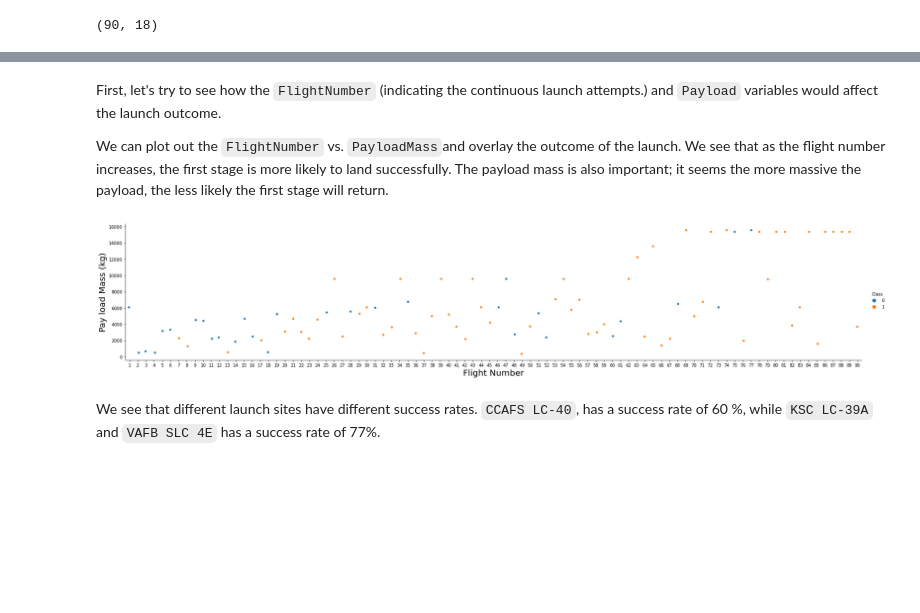
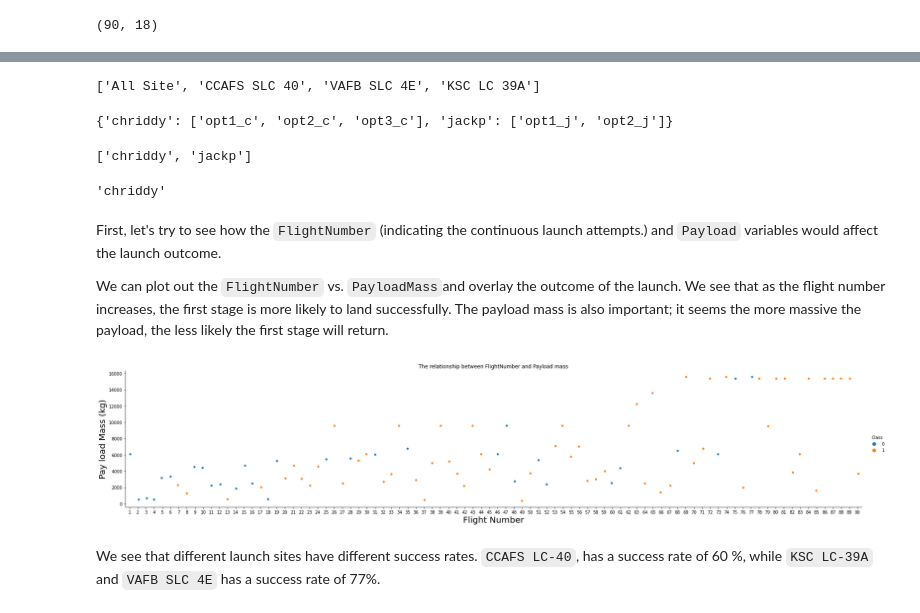
Before and after one commit to bnbbdz/Data_sience_ibm_course_capstone, a Jupyter notebook: 02_Notebook/jupyter-labs-eda-dataviz.ipynb, the cells around one changed output, grey strips where cells are left out. Cells and saved outputs as stored; diff of their text form; code cells hidden in the pictures; blank space fills up the shorter version.

```diff
--- a/02_Notebook/jupyter-labs-eda-dataviz.ipynb
+++ b/02_Notebook/jupyter-labs-eda-dataviz.ipynb
@@ -70,14 +75,36 @@ df.shape
+# %%
+LaunchSite_list = ['All Site'] + df['LaunchSite'].unique().tolist()
+LaunchSite_list
+# %% [output]
+['All Site', 'CCAFS SLC 40', 'VAFB SLC 4E', 'KSC LC 39A']
+# %%
+fnameDict = {'chriddy': ['opt1_c', 'opt2_c', 'opt3_c'], 'jackp': ['opt1_j', 'opt2_j']}
+fnameDict
+# %% [output]
+{'chriddy': ['opt1_c', 'opt2_c', 'opt3_c'], 'jackp': ['opt1_j', 'opt2_j']}
+# %%
+names = list(fnameDict.keys())
+names
+# %% [output]
+['chriddy', 'jackp']
+# %%
+value = list(fnameDict.keys())[0]
+value
+# %% [output]
+'chriddy'
 # %% [markdown]
 First, let's try to see how the `FlightNumber` (indicating the continuous launch attempts.) and `Payload` variables would affect the launch outcome.
 
 We can plot out the <code>FlightNumber</code> vs. <code>PayloadMass</code>and overlay the outcome of the launch. We see that as the flight number increases, the first stage is more likely to land successfully. The payload mass is also important; it seems the more massive the payload, the less likely the first stage will return.
 # %%
+# Plot a scatter point chart with x axis to be Flight Number and y axis to be the launch site, and hue to be the class value
 sns.catplot(y="PayloadMass", x="FlightNumber", hue="Class", data=df, aspect = 5)
 plt.xlabel("Flight Number",fontsize=20)
 plt.ylabel("Pay load Mass (kg)",fontsize=20)
+plt.title('The relationship between FlightNumber and Payload mass')
 plt.show()
 # %% [output]
-[figure, old version]
+[figure, new version]
 # %% [markdown]
 We see that different launch sites have different success rates.  <code>CCAFS LC-40</code>, has a success rate of 60 %, while  <code>KSC LC-39A</code> and <code>VAFB SLC 4E</code> has a success rate of 77%.
 # %% [markdown]
```
Also changed, not shown: parts of 7 cells of this notebook, 58 other files.
